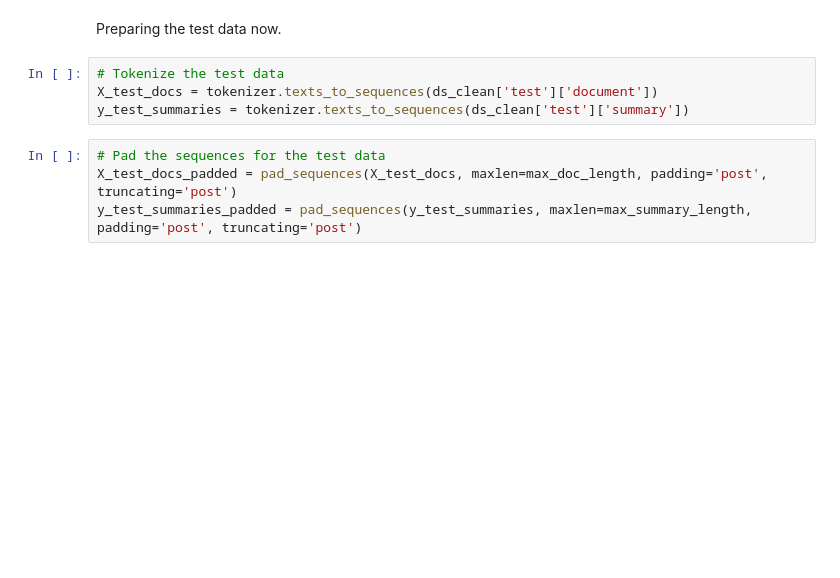
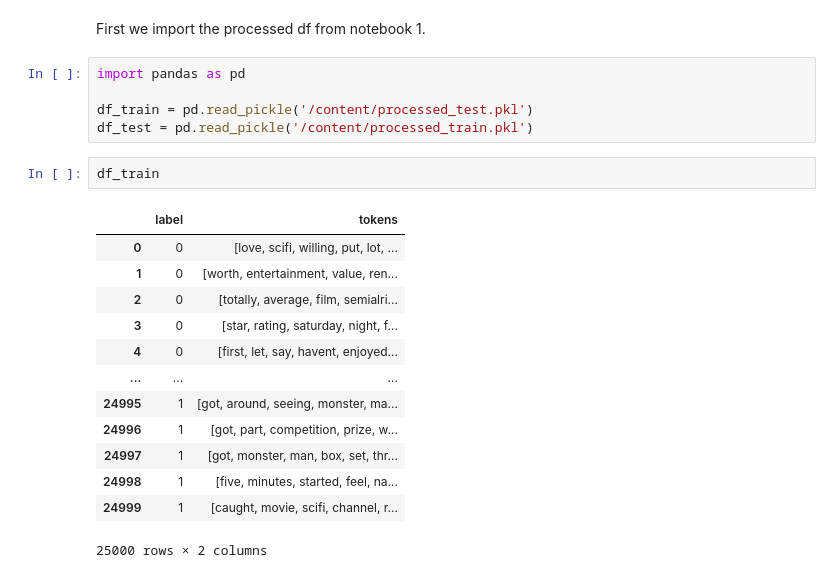
Before and after one commit to tashrifmahmud/Sentiment-Analysis-Model, a Jupyter notebook: notebooks/2-representation.ipynb, the cells around one changed output. Cells and saved outputs as stored; diff of their text form; blank space fills up the shorter version.

```diff
--- a/notebooks/2-representation.ipynb
+++ b/notebooks/2-representation.ipynb
@@ -207,10 +1,23 @@ ValueError: File not found: filepath=/content/drive/MyDrive/1_Data/summary_model
-# %% [markdown]
-Preparing the test data now.
-# %%
-# Tokenize the test data
-X_test_docs = tokenizer.texts_to_sequences(ds_clean['test']['document'])
-y_test_summaries = tokenizer.texts_to_sequences(ds_clean['test']['summary'])
-# %%
-# Pad the sequences for the test data
-X_test_docs_padded = pad_sequences(X_test_docs, maxlen=max_doc_length, padding='post', truncating='post')
-y_test_summaries_padded = pad_sequences(y_test_summaries, maxlen=max_summary_length, padding='post', truncating='post')
+# %% [markdown]
+First we import the processed df from notebook 1.
+# %%
+import pandas as pd
+
+df_train = pd.read_pickle('/content/processed_test.pkl')
+df_test = pd.read_pickle('/content/processed_train.pkl')
+# %%
+df_train
+# %% [output]
+|  | label | tokens |
+| 0 | 0 | [love, scifi, willing, put, lot, ... |
+| 1 | 0 | [worth, entertainment, value, ren... |
+| 2 | 0 | [totally, average, film, semialri... |
+| 3 | 0 | [star, rating, saturday, night, f... |
+| 4 | 0 | [first, let, say, havent, enjoyed... |
+| ... | ... | ... |
+| 24995 | 1 | [got, around, seeing, monster, ma... |
+| 24996 | 1 | [got, part, competition, prize, w... |
+| 24997 | 1 | [got, monster, man, box, set, thr... |
+| 24998 | 1 | [five, minutes, started, feel, na... |
+| 24999 | 1 | [caught, movie, scifi, channel, r... |
+25000 rows × 2 columns
```
Also changed, not shown: parts of 76 cells of this notebook.
